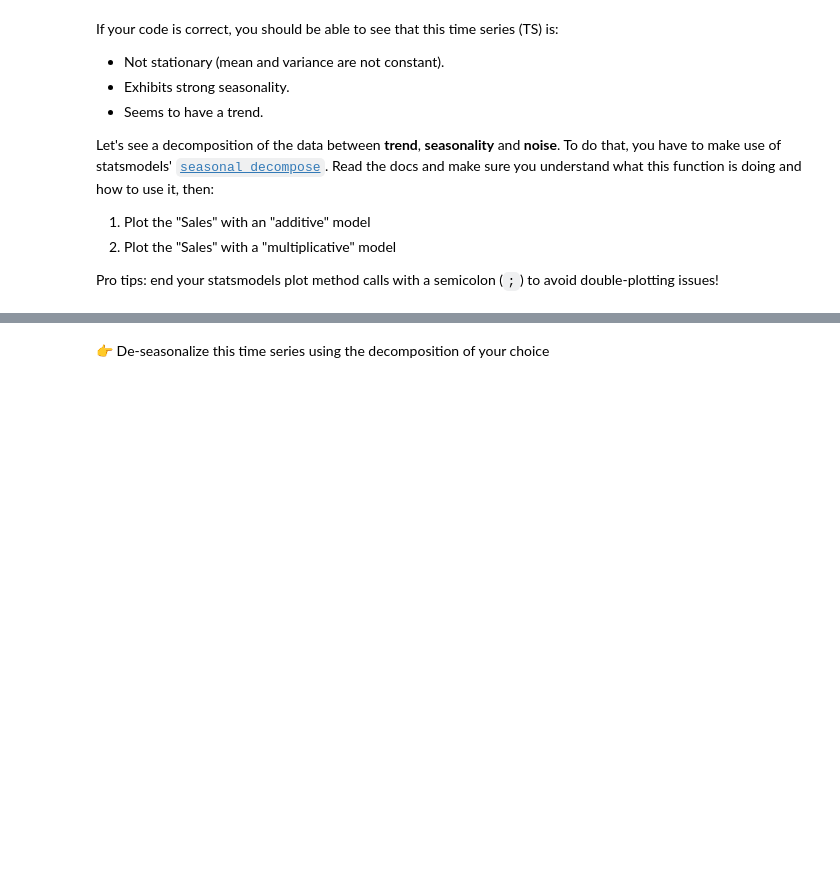
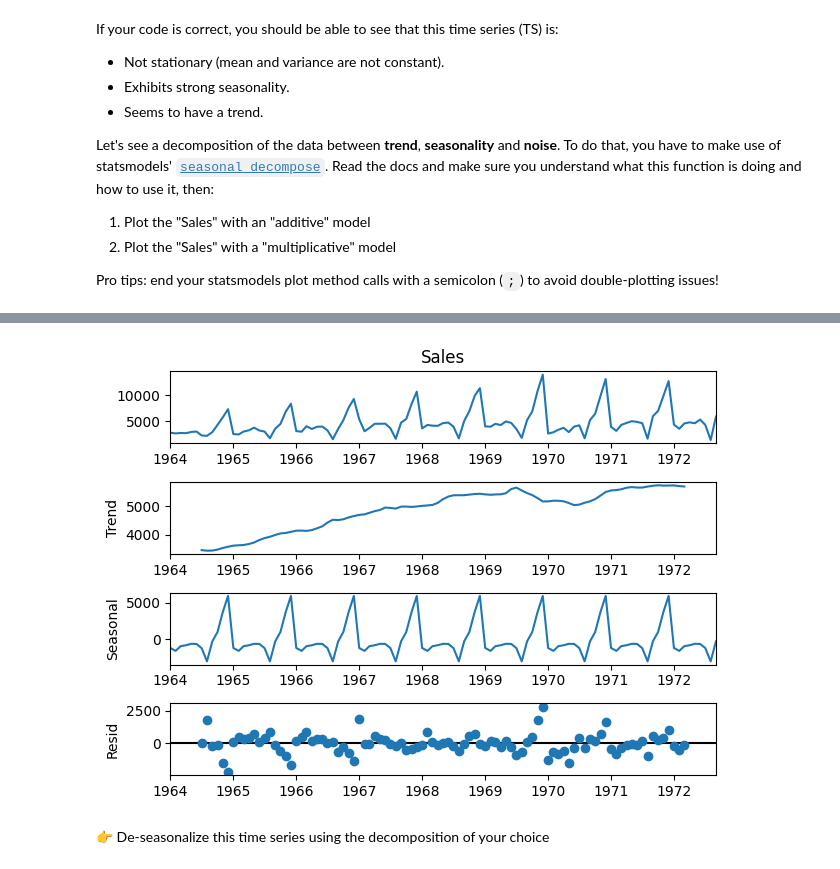
Before and after one commit to andyheggs/data-sarima, a Jupyter notebook: sarima.ipynb, the cells around one changed output, grey strips where cells are left out. Saved outputs shown, nothing was run; the diff lists cells and outputs as text; code cells hidden in the pictures; blank space fills up the shorter version.

```diff
--- a/sarima.ipynb
+++ b/sarima.ipynb
@@ -58,2 +103,6 @@ Pro tips: end your statsmodels plot method calls with a semicolon (`;`) to avoid
+# %%
+decomp_add.plot();
+# %% [output]
+[figure, added]
 # %% [markdown]
 👉 De-seasonalize this time series using the decomposition of your choice
```
Also changed, not shown: parts of 53 cells of this notebook.
